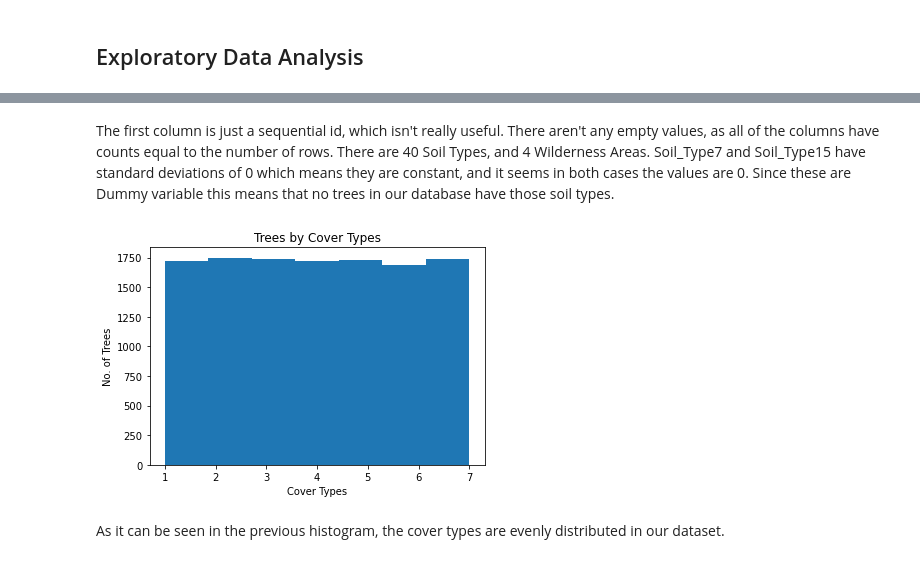
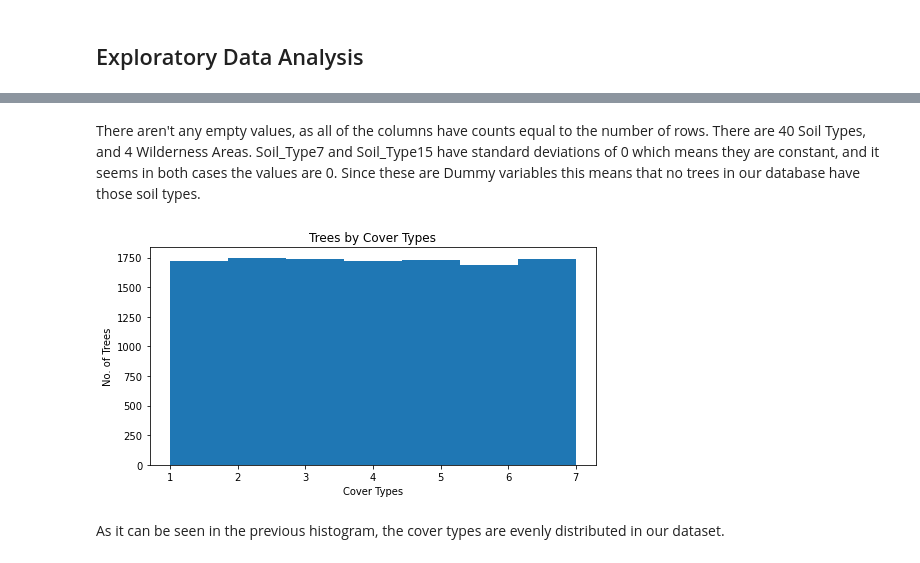
Before and after one commit to hanmaegeo/Forest-Cover-Type-Prediction, a Jupyter notebook: project_baseline.ipynb, the cells around one changed output, grey strips where cells are left out. Saved outputs shown, nothing was run; the diff lists cells and outputs as text; code cells hidden in the pictures.

```diff
--- a/project_baseline.ipynb
+++ b/project_baseline.ipynb
@@ -65,0 +93,3 @@ dataset.head()
+# %%
+# read in csv; Id columns is just to identify sample so can be dropped
+dataset = pd.read_csv('data.csv').drop('Id', axis=1)
@@ -66,8 +107,11 @@ dataset.head()
 # %% [markdown]
 ### Test Train Split
 # %%
-## TODO: Need to add validtion dataset for Grid Search
+# split features and labels
 x = dataset.loc[:, dataset.columns != 'Cover_Type']
 y = dataset['Cover_Type']
 
-x_train, x_test, y_train, y_test = train_test_split(x, y, random_state=0, shuffle=True, train_size=.80)
+# split data; shuffle and use seed to create reproducable split; train size will be 80% of data
+x_train, x_test, y_train, y_test = train_test_split(x, y, random_state=0, shuffle=True, train_size=.8)
+print(f"Number of Training Samples: {x_train.shape[0]}")
+print(f"Number of Testing Samples: {x_test.shape[0]}")
@@ -107,16 +139,18 @@ Name: Cover_Type, Length: 12096, dtype: int64
 # %% [markdown]
-The first column is just a sequential id, which isn't really useful.
 There aren't any empty values, as all of the columns have counts equal to the number of rows. There are 40 Soil Types, and 4 Wilderness Areas.
-Soil_Type7 and Soil_Type15 have standard deviations of 0 which means they are constant, and it seems in both cases the values are 0. Since these are Dummy variable this means that no trees in our database have those soil types.
+Soil_Type7 and Soil_Type15 have standard deviations of 0 which means they are constant, and it seems in both cases the values are 0. Since these are Dummy variables this means that no trees in our database have those soil types.
 # %%
-plt.hist(y_train, bins=y_train.max())
+# create histogram showing distribution of labels
+fig, ax = plt.subplots(figsize=(8,4))
 
-plt.xlabel("Cover Types")
-plt.ylabel("No. of Trees")
-plt.title("Trees by Cover Types")
+ax.hist(y_train, bins=y_train.max())
+
+ax.set_xlabel("Cover Types")
+ax.set_ylabel("No. of Trees")
+ax.set_title("Trees by Cover Types")
 plt.show()
 # %% [output]
-[figure, old version]
+[figure, new version]
 # %% [markdown]
 As it can be seen in the previous histogram, the cover types are evenly distributed in our dataset.
 # %%
```
Also changed, not shown: parts of 29 cells of this notebook.
